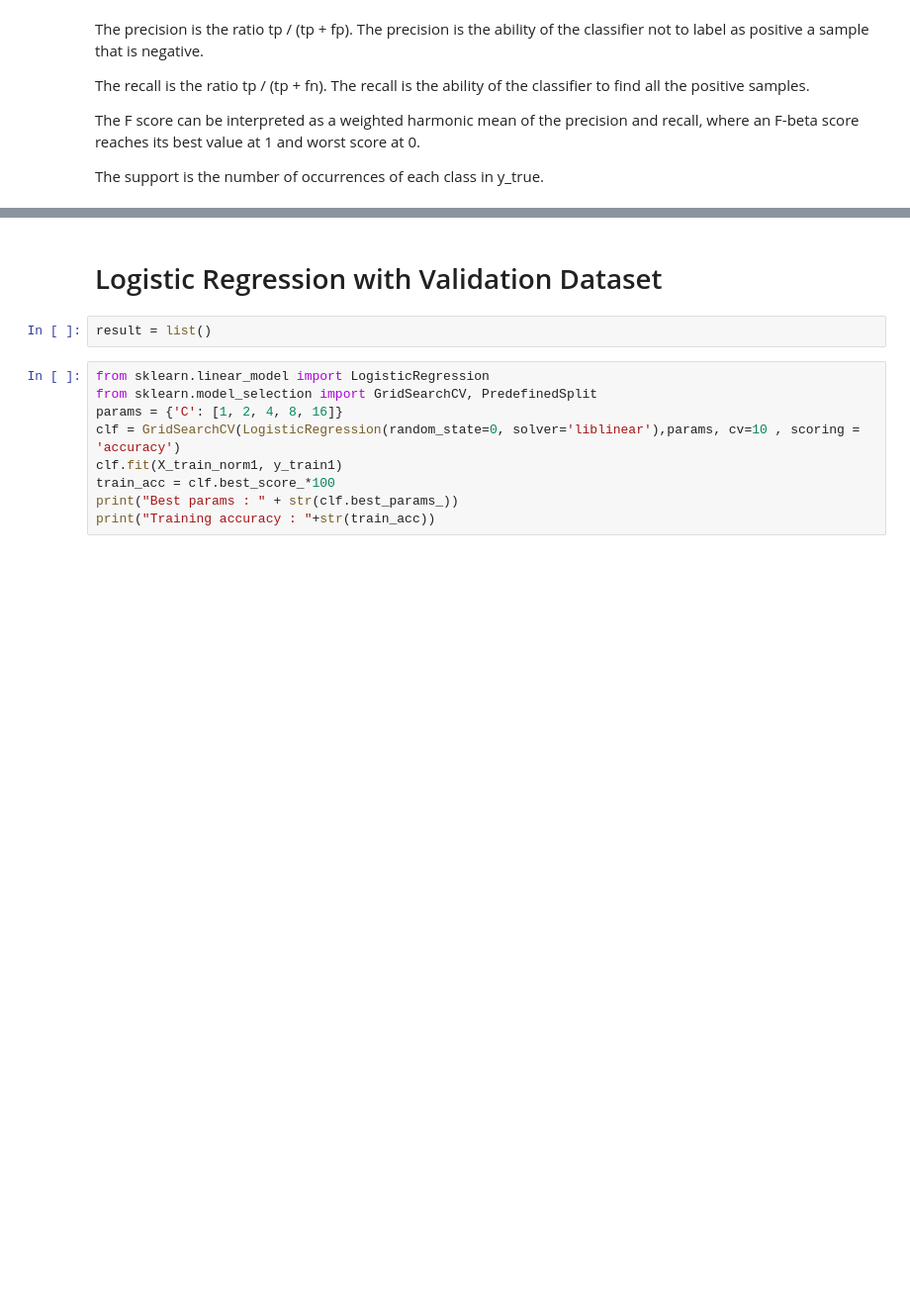
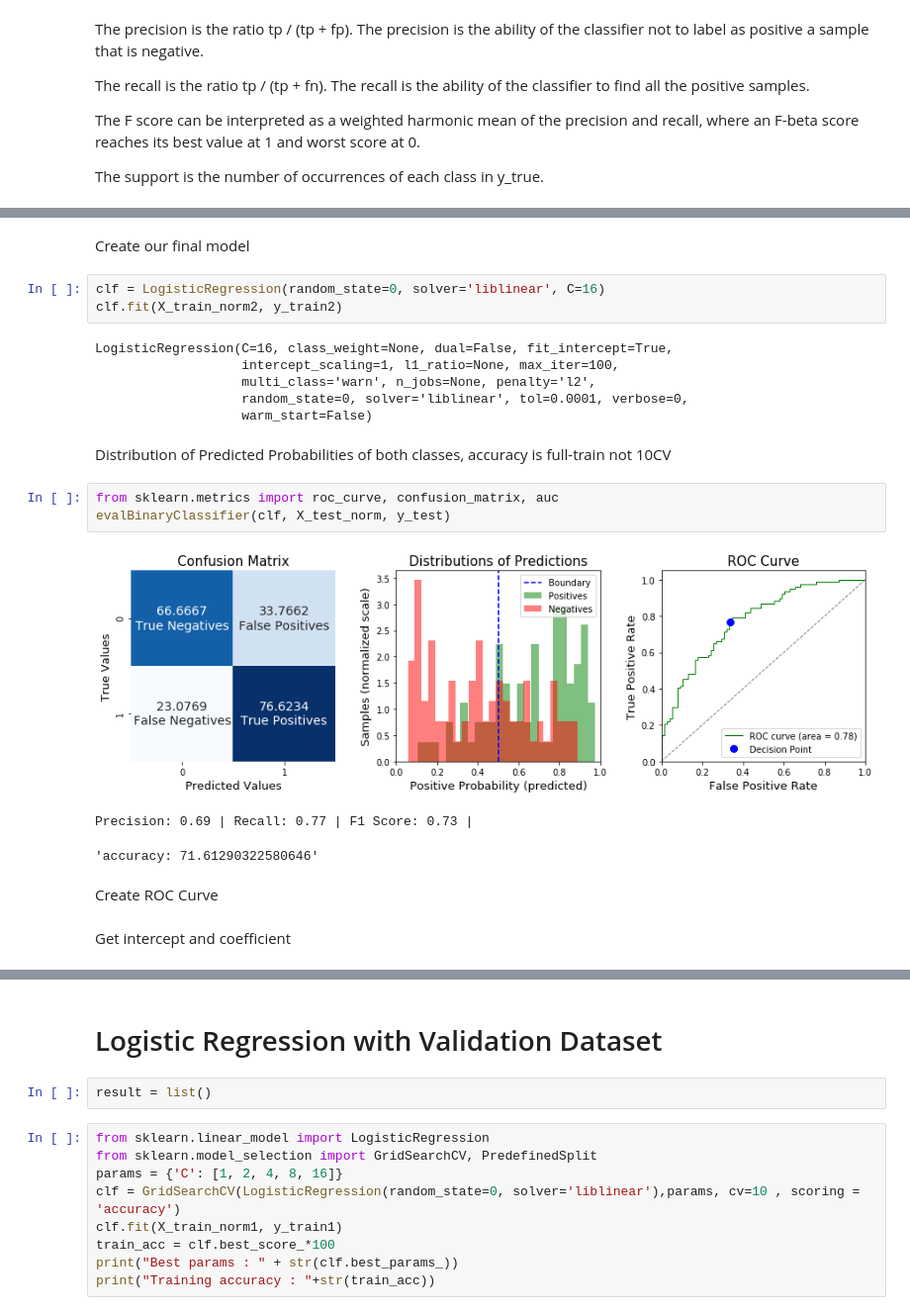
Before and after one commit to plenoi/Clinic, a Jupyter notebook: Clinical_Analysis_pmmet.ipynb, the cells around one changed output, grey strips where cells are left out. Shown at 99% size. Saved outputs shown, nothing was run; the diff lists cells and outputs as text; blank space fills up the shorter version.

```diff
--- a/Clinical_Analysis_pmmet.ipynb
+++ b/Clinical_Analysis_pmmet.ipynb
@@ -260,0 +372,24 @@ weighted avg       0.74      0.73      0.73       155
+# %% [markdown]
+Create our final model
+# %%
+clf = LogisticRegression(random_state=0, solver='liblinear', C=16)
+clf.fit(X_train_norm2, y_train2)
+# %% [output]
+LogisticRegression(C=16, class_weight=None, dual=False, fit_intercept=True,
+                   intercept_scaling=1, l1_ratio=None, max_iter=100,
+                   multi_class='warn', n_jobs=None, penalty='l2',
+                   random_state=0, solver='liblinear', tol=0.0001, verbose=0,
+                   warm_start=False)
+# %% [markdown]
+Distribution of Predicted Probabilities of both classes, accuracy is full-train not 10CV
+# %%
+from sklearn.metrics import roc_curve, confusion_matrix, auc
+evalBinaryClassifier(clf, X_test_norm, y_test)
+# %% [output]
+[figure, added]
+Precision: 0.69 | Recall: 0.77 | F1 Score: 0.73 |
+'accuracy: 71.61290322580646'
+# %% [markdown]
+Create ROC Curve
+# %% [markdown]
+Get intercept and coefficient
```
Also changed, not shown: parts of 8 cells of this notebook.
